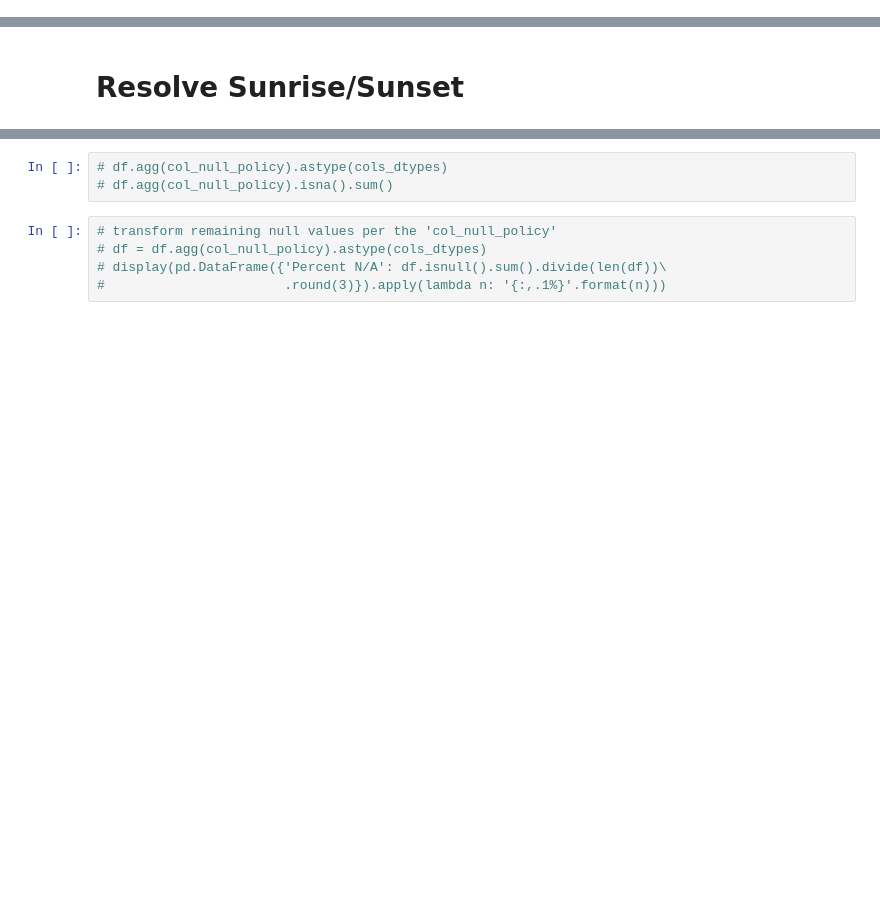
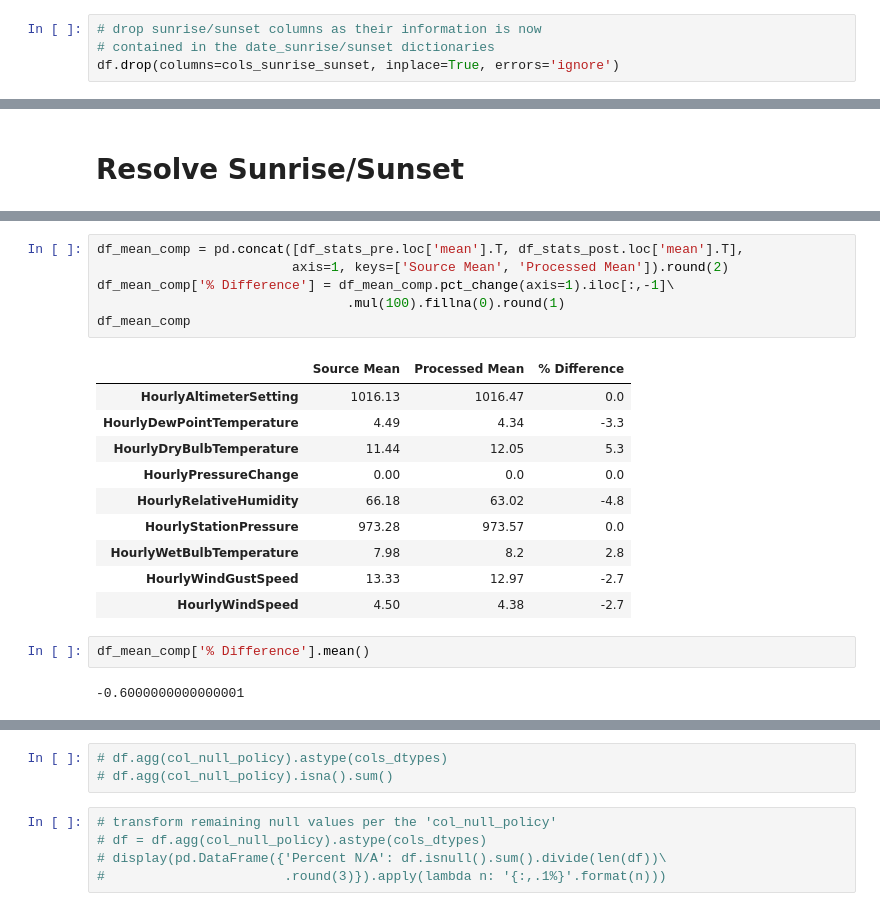
Before and after one commit to emskiphoto/noaa-weather-hourly, a Jupyter notebook: dev/noaa-weather-hourly.ipynb, the cells around one changed output, grey strips where cells are left out. Drawn from its saved outputs; the diff is of its cells as text; blank space fills up the shorter version.

```diff
--- a/dev/noaa-weather-hourly.ipynb
+++ b/dev/noaa-weather-hourly.ipynb
@@ -501,3 +457,7 @@ date_sunset = datetime_from_HHMM(df['Sunset'].dropna())
+# %%
+# drop sunrise/sunset columns as their information is now
+# contained in the date_sunrise/sunset dictionaries
+df.drop(columns=cols_sunrise_sunset, inplace=True, errors='ignore')
 # %% [markdown]
 #### are there timestamps that have a high count of null values?
 In v1 LCD files the '23:59:00' timestamp is suspect and appears to only be a placeholder
@@ -851,6 +752,27 @@ df_stats_post
 | 50% | 1016.300000 | 3.900000 | 12.650000 | 0.000000 | ... |
 | 75% | 1021.000000 | 15.000000 | 22.200000 | 0.900000 | ... |
 | max | 1044.000000 | 27.200000 | 40.600000 | 11.800000 | ... |
+# %%
+df_mean_comp = pd.concat([df_stats_pre.loc['mean'].T, df_stats_post.loc['mean'].T],
+                         axis=1, keys=['Source Mean', 'Processed Mean']).round(2)
+df_mean_comp['% Difference'] = df_mean_comp.pct_change(axis=1).iloc[:,-1]\
+                                .mul(100).fillna(0).round(1)
+df_mean_comp
+# %% [output]
+|  | Source Mean | Processed Mean | % Difference |
+| HourlyAltimeterSetting | 1016.13 | 1016.47 | 0.0 |
+| HourlyDewPointTemperature | 4.49 | 4.34 | -3.3 |
+| HourlyDryBulbTemperature | 11.44 | 12.05 | 5.3 |
+| HourlyPressureChange | 0.00 | 0.0 | 0.0 |
+| HourlyRelativeHumidity | 66.18 | 63.02 | -4.8 |
+| HourlyStationPressure | 973.28 | 973.57 | 0.0 |
+| HourlyWetBulbTemperature | 7.98 | 8.2 | 2.8 |
+| HourlyWindGustSpeed | 13.33 | 12.97 | -2.7 |
+| HourlyWindSpeed | 4.50 | 4.38 | -2.7 |
+# %%
+df_mean_comp['% Difference'].mean()
+# %% [output]
+-0.6000000000000001
 # %%
 # TO-DO:  Overall pre- post- statistics check
 df_stats_pre.sub(df_stats_post).div(df_stats_pre).mean().mean()
```
Also changed, not shown: parts of 45 cells of this notebook, 4 other files.
